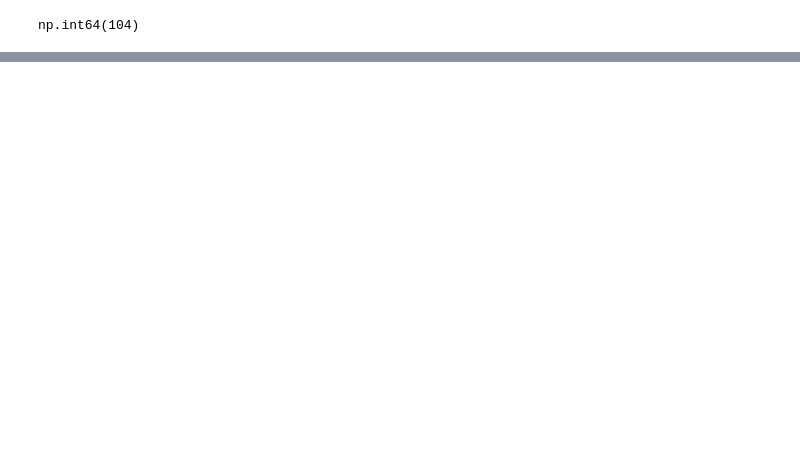
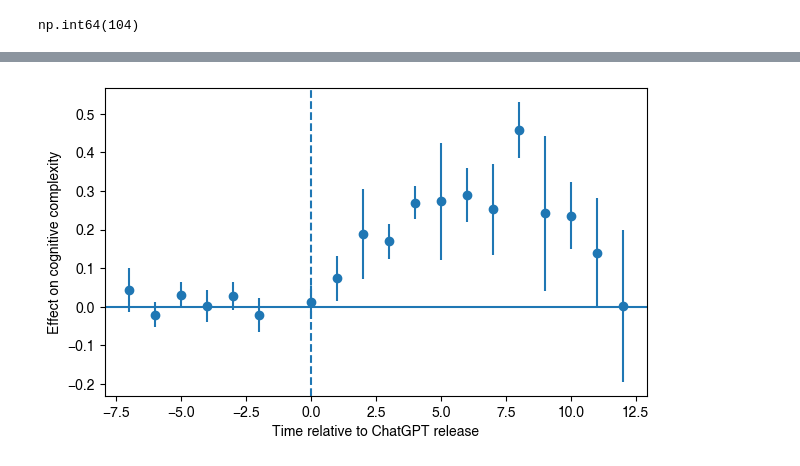
Before and after one commit to myokyunghan/so_difficulty_measure, a Jupyter notebook: run_project/calculate_src_complexity/03_visualization/visualize_code_complexity.ipynb, the cells around one changed output, grey strips where cells are left out. Saved outputs shown, nothing was run; the diff lists cells and outputs as text; code cells hidden in the pictures; blank space fills up the shorter version.

```diff
--- a/run_project/calculate_src_complexity/03_visualization/visualize_code_complexity.ipynb
+++ b/run_project/calculate_src_complexity/03_visualization/visualize_code_complexity.ipynb
@@ -111,0 +223,3 @@ plt.show()
+# %%
+df["event_bin"] = df["event_bin"].astype("category")
+df["event_bin"] = df["event_bin"].cat.remove_categories([-1])
@@ -111,0 +233,21 @@ plt.show()
+# %%
+import pandas as pd
+
+coefs = model_event.params.filter(like="event_bin")
+cis = model_event.conf_int().loc[coefs.index]
+
+event_df = pd.DataFrame({
+    "coef": coefs,
+    "lower": cis[0],
+    "upper": cis[1],
+})
+
+times = (
+    event_df.index
+    .str.extract(r"\[T\.(-?\d+\.?\d*)\]")[0]
+    .astype(float)
+    .astype(int)
+)
+
+event_df["time"] = times.values
+event_df = event_df.sort_values("time")
@@ -111,0 +274,22 @@ plt.show()
+# %%
+import matplotlib.pyplot as plt
+
+plt.figure(figsize=(7,4))
+
+plt.errorbar(
+    event_df["time"],
+    event_df["coef"],
+    yerr=[event_df["coef"]-event_df["lower"],
+          event_df["upper"]-event_df["coef"]],
+    fmt='o'
+)
+
+plt.axhline(0)
+plt.axvline(0, linestyle="--")
+
+plt.xlabel("Time relative to ChatGPT release")
+plt.ylabel("Effect on cognitive complexity")
+
+plt.show()
+# %% [output]
+[figure, added]
```
Also changed, not shown: parts of 24 cells of this notebook, 24 other files.
